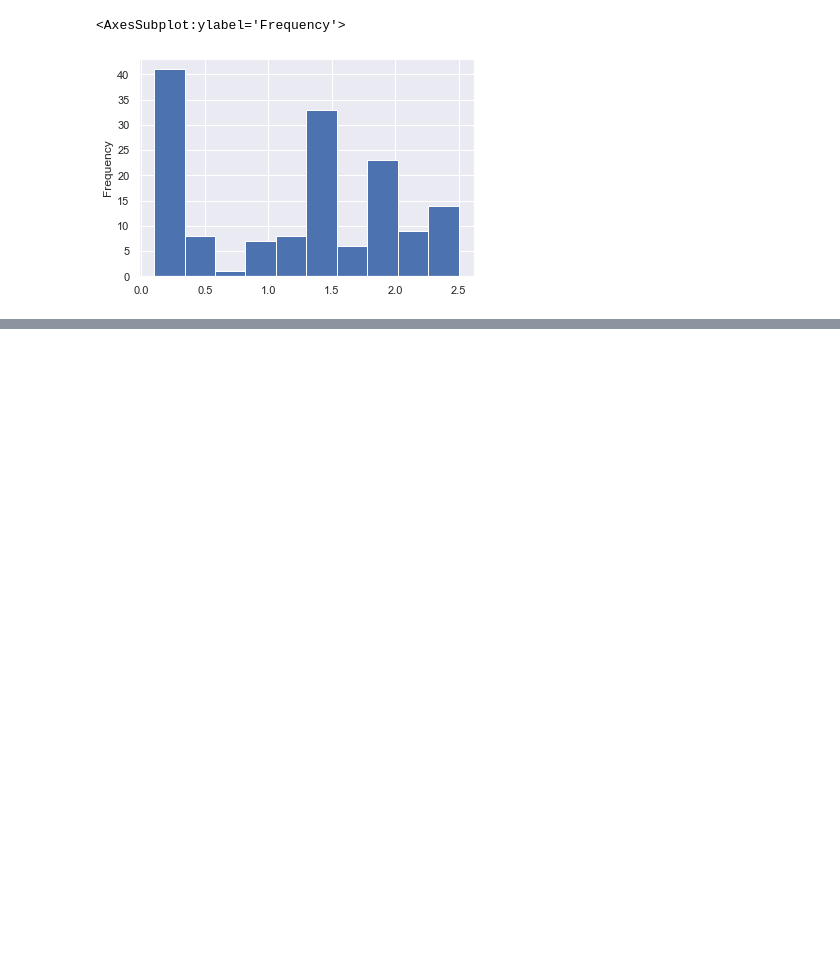
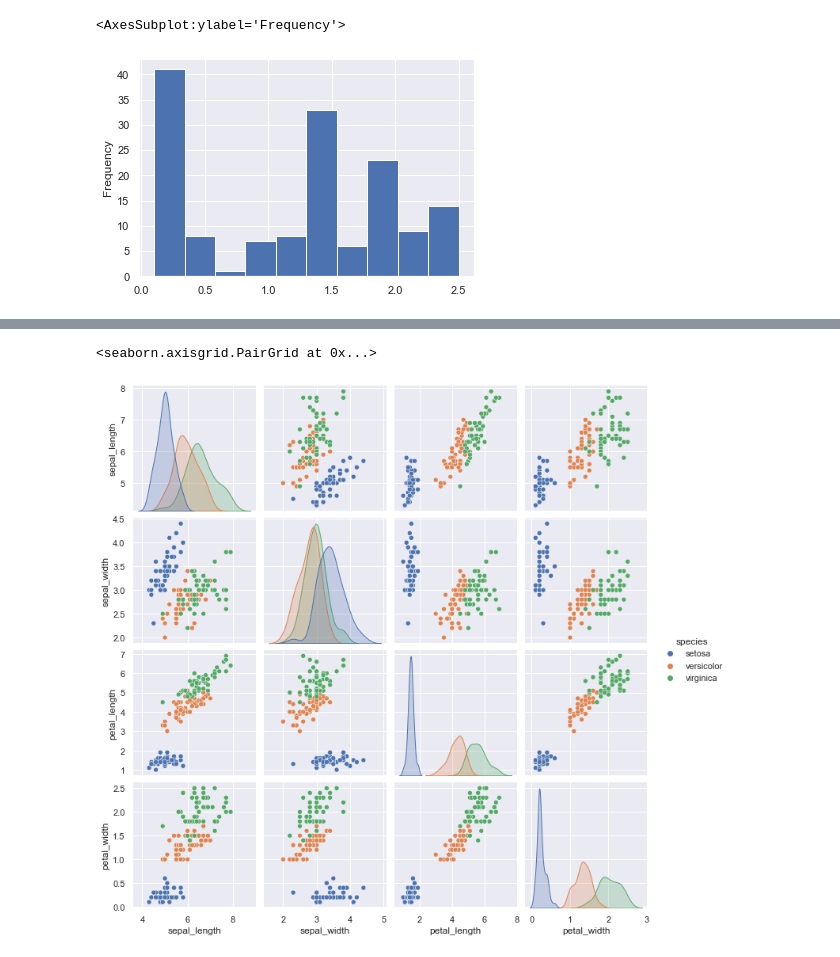
Before and after one commit to janson11/python-demo, a Jupyter notebook: day/Chapter25/Chapter25.ipynb, the cells around one changed output, grey strips where cells are left out. Saved outputs shown, nothing was run; the diff lists cells and outputs as text; code cells hidden in the pictures; blank space fills up the shorter version.

```diff
--- a/day/Chapter25/Chapter25.ipynb
+++ b/day/Chapter25/Chapter25.ipynb
@@ -49,0 +65,5 @@ df_iris.petal_width.plot.hist()
+# %%
+sns.pairplot(df_iris,hue="species")
+# %% [output]
+<seaborn.axisgrid.PairGrid at 0x...>
+[figure, added]
```
Also changed, not shown: parts of 10 cells of this notebook.
